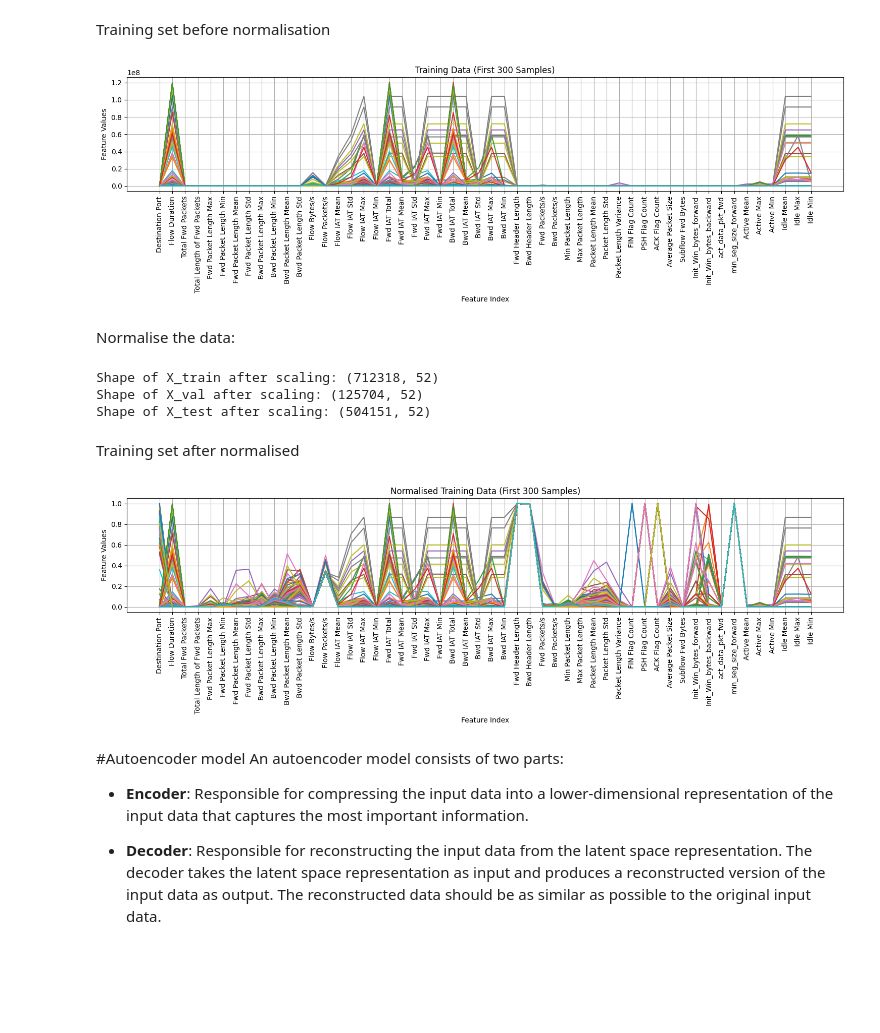
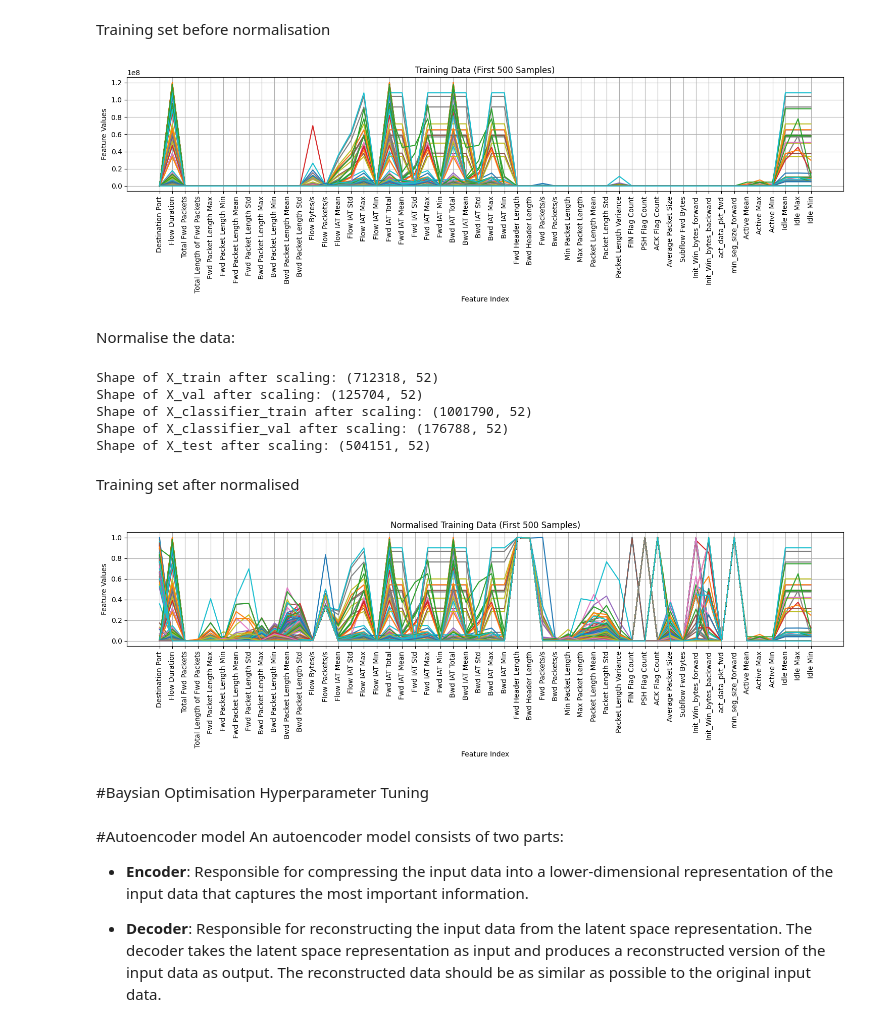
Before and after one commit to SianC7/LAIDS, a Jupyter notebook: Sian's_Autoencoder.ipynb, the cells around one changed output. Cells and saved outputs as stored; diff of their text form; code cells hidden in the pictures; blank space fills up the shorter version.

```diff
--- a/Sian's_Autoencoder.ipynb
+++ b/Sian's_Autoencoder.ipynb
@@ -17,7 +17,7 @@ pd.set_option('display.max_colwidth', None)
 
 # Get Data file path
 file_path = '/content/drive/MyDrive/Colab Notebooks/Honours Project/Datasets/cicids2017_cleaned.csv'
-#file_path = '/content/drive/MyDrive/Colab Notebooks/Honours Project/Datasets/ADASYN_CICIDS2017_Dataset.csv'
+#file_path = '/content/drive/MyDrive/Colab Notebooks/Honours Project/Datasets/CICIDS2017 ADASYN Dataset/ADASYN_CICIDS2017_Dataset5.csv'
 cicids2017_df = pd.read_csv(file_path, sep=",", comment="#", header=0)
 cicids2017_df.columns = cicids2017_df.columns.str.strip()  # Strip whitespace from column names
 
@@ -46,7 +46,9 @@ print(f"Total Malicious Samples: {total_malicious}")
 attack_types = cicids2017_df['Attack Type'].unique()
 
 # Create a mapping from attack type to integer label
-attack_type_map = {type: i for i, type in enumerate(attack_types)}
+#attack_type_map = {type: i for i, type in enumerate(attack_types)}
+attack_type_map = {'Normal Traffic': 0, 'Port Scanning': 1, 'Web Attacks': 2, 'Brute Force': 3, 'DDoS': 4, 'Bots': 5, 'DoS': 6} # Use the specified mapping
+
 
 # Apply label encoding
 cicids2017_df['Attack Type'] = cicids2017_df['Attack Type'].map(attack_type_map)
@@ -338,14 +284,13 @@ import matplotlib.pyplot as plt
 x_labels = range(X_train.shape[1])
 
 plt.figure(figsize=(15, 5))  # Wider figure
-# Plot the first 100 samples by transposing the data
-plt.plot(x_labels, X_train[0:300].T)
+# Plot the first 500 samples by transposing the data
+plt.plot(x_labels, X_train[0:500].T)
 
-plt.title("Training Data (First 300 Samples)")
+plt.title("Training Data (First 500 Samples)")
 plt.xlabel("Feature Index")
 plt.ylabel("Feature Values")
 plt.grid(True)
-# plt.legend() # Legend would be too cluttered with 100 lines
 
 # Fix x-axis ticks
 feature_names = X_benign.columns.tolist()
@@ -353,7 +298,7 @@ plt.xticks(range(len(feature_names)), feature_names, rotation=90)
 plt.tight_layout()
 plt.show()
 # %% [output]
-[figure, old version]
+[figure, new version]
 # %% [markdown]
 Normalise the data:
 # %%
@@ -362,13 +307,13 @@ import numpy as np
 
 # --- Normalize ---
 # Initialize the scaler
-#scaler = RobustScaler()
-#scaler = StandardScaler()
+#scaler = RobustScaler() -> Not possible
+#scaler = StandardScaler() -> Not possible
 scaler = MinMaxScaler()
 
 # Apply the scaler
 X_train = scaler.fit_transform(X_train) # Standardise data features
-X_classifier_train = scaler.fit_transform(X_classifier_train)
+X_classifier_train = scaler.transform(X_classifier_train)
 X_classifier_val = scaler.transform(X_classifier_val)
 X_val = scaler.transform(X_val)
 X_test = scaler.transform(X_test)
@@ -377,38 +322,40 @@ X_test = scaler.transform(X_test)
 # Print the shape of the scaled data to verify
 print(f"Shape of X_train after scaling: {X_train.shape}")
 print(f"Shape of X_val after scaling: {X_val.shape}")
+print(f"Shape of X_classifier_train after scaling: {X_classifier_train.shape}")
+print(f"Shape of X_classifier_val after scaling: {X_classifier_val.shape}")
 print(f"Shape of X_test after scaling: {X_test.shape}")
 # %% [output]
 Shape of X_train after scaling: (712318, 52)
 Shape of X_val after scaling: (125704, 52)
+Shape of X_classifier_train after scaling: (1001790, 52)
+Shape of X_classifier_val after scaling: (176788, 52)
 Shape of X_test after scaling: (504151, 52)
 # %% [markdown]
 Training set after normalised
 # %%
 import matplotlib.pyplot as plt
 import numpy as np
 
-# Assuming X_train is a NumPy array after scaling
-# If you still have the original DataFrame X_train_df before scaling,
-# you can get the column names from there. Otherwise, we'll just use indices.
 
 plt.figure(figsize=(15, 5)) # Wider figure
 
 # Get the feature names from the original DataFrame before scaling
 # Assuming X_benign is the original DataFrame before splitting and scaling
 feature_names = X_benign.columns.tolist()
 
 
-plt.plot(X_train[:300].T) # Transpose to plot samples as lines
-plt.title("Normalised Training Data (First 300 Samples)") # Updated title
+plt.plot(X_train[:500].T) # Transpose to plot samples as lines
+plt.title("Normalised Training Data (First 500 Samples)") # Updated title
 plt.xlabel("Feature Index")
 plt.ylabel("Feature Values")
 plt.grid(True)
-# plt.legend() # Removed legend as it would be too cluttered
 
 # Show feature indices
 plt.xticks(range(len(feature_names)), feature_names, rotation=90)  # Rotate if labels are long
 plt.tight_layout()
 plt.show()
 # %% [output]
-[figure, old version]
+[figure, new version]
+# %% [markdown]
+#Baysian Optimisation Hyperparameter Tuning
```
Also changed, not shown: parts of 21 cells of this notebook.
